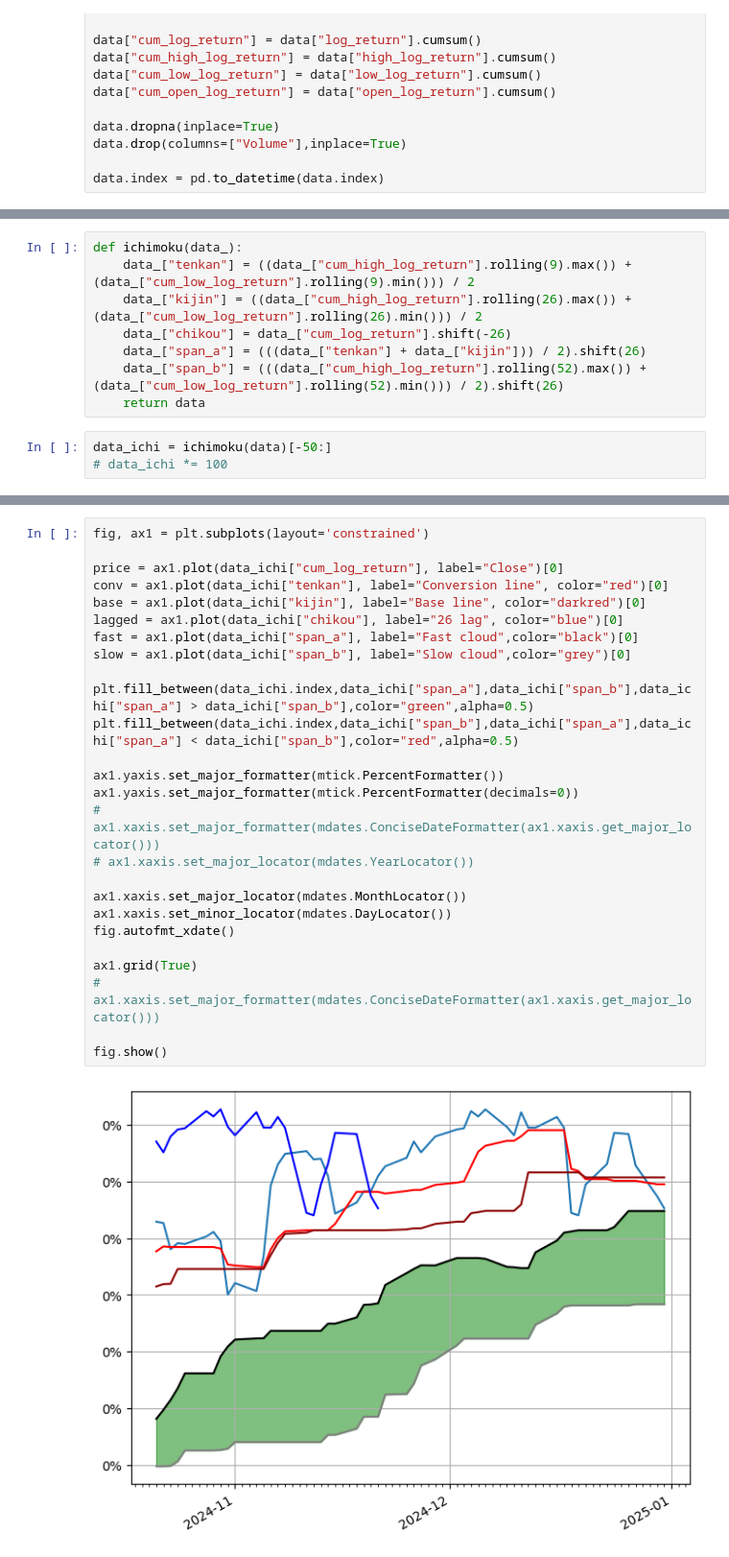
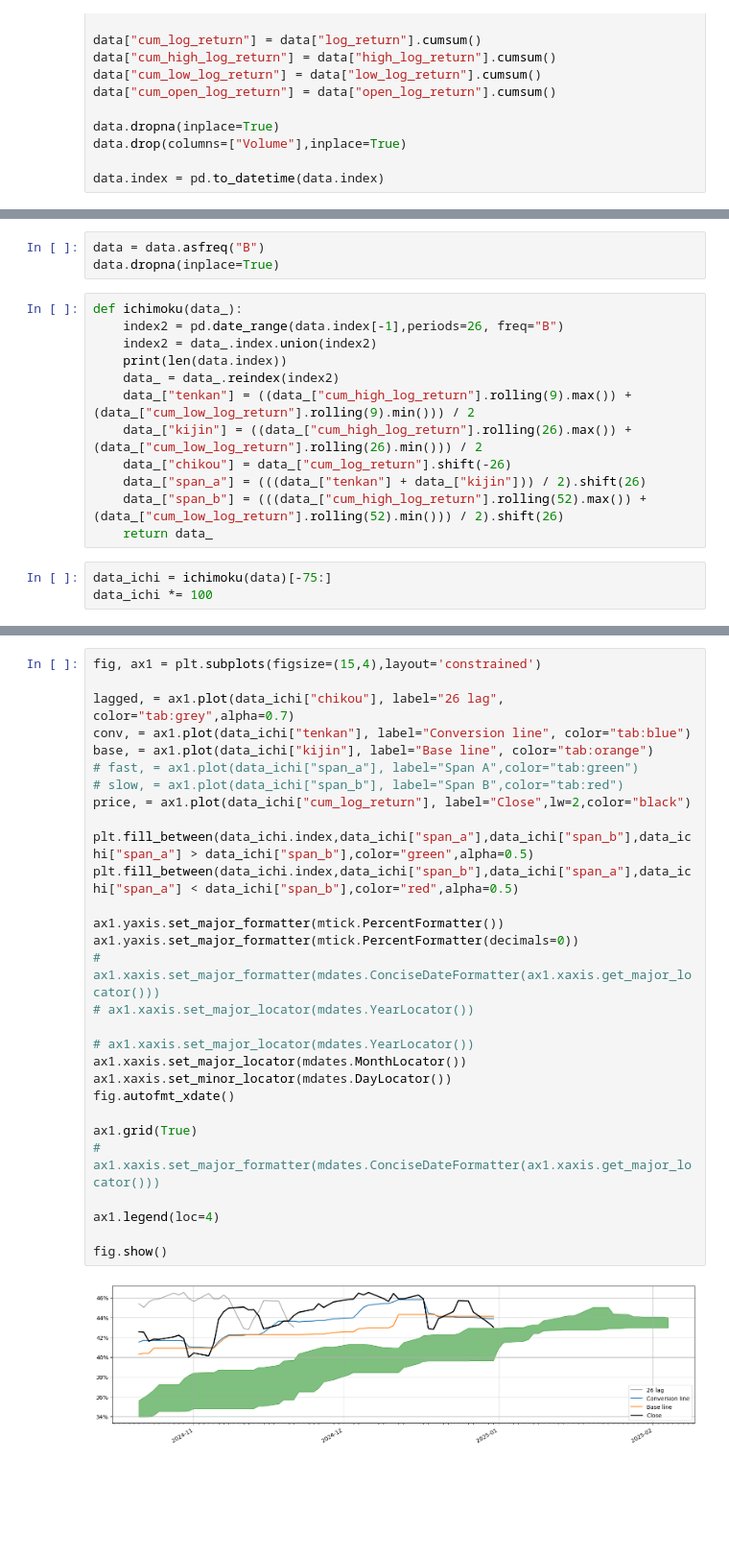
Before and after one commit to Oliver-De-Fusco/6CAP-TA-Code, a Jupyter notebook: Ichimoku.ipynb, the cells around one changed output, grey strips where cells are left out. Shown: that part at 96% size. Saved outputs shown, nothing was run; the diff lists cells and outputs as text; blank space fills up the shorter version.

```diff
--- a/Ichimoku.ipynb
+++ b/Ichimoku.ipynb
@@ -54,11 +41,18 @@ data
+# %%
+data = data.asfreq("B")
+data.dropna(inplace=True)
 # %%
 def ichimoku(data_):
+    index2 = pd.date_range(data.index[-1],periods=26, freq="B")
+    index2 = data_.index.union(index2)
+    print(len(data.index))
+    data_ = data_.reindex(index2)
     data_["tenkan"] = ((data_["cum_high_log_return"].rolling(9).max()) + (data_["cum_low_log_return"].rolling(9).min())) / 2
     data_["kijin"] = ((data_["cum_high_log_return"].rolling(26).max()) + (data_["cum_low_log_return"].rolling(26).min())) / 2
     data_["chikou"] = data_["cum_log_return"].shift(-26)
     data_["span_a"] = (((data_["tenkan"] + data_["kijin"])) / 2).shift(26)
     data_["span_b"] = (((data_["cum_high_log_return"].rolling(52).max()) + (data_["cum_low_log_return"].rolling(52).min())) / 2).shift(26)
-    return data
+    return data_
 # %%
-data_ichi = ichimoku(data)[-50:]
-# data_ichi *= 100
+data_ichi = ichimoku(data)[-75:]
+data_ichi *= 100
@@ -65,28 +61,31 @@ data_ichi = ichimoku(data)[-50:]
 # %%
-fig, ax1 = plt.subplots(layout='constrained')
+fig, ax1 = plt.subplots(figsize=(15,4),layout='constrained')
 
-price = ax1.plot(data_ichi["cum_log_return"], label="Close")[0]
-conv = ax1.plot(data_ichi["tenkan"], label="Conversion line", color="red")[0]
-base = ax1.plot(data_ichi["kijin"], label="Base line", color="darkred")[0]
-lagged = ax1.plot(data_ichi["chikou"], label="26 lag", color="blue")[0]
-fast = ax1.plot(data_ichi["span_a"], label="Fast cloud",color="black")[0]
-slow = ax1.plot(data_ichi["span_b"], label="Slow cloud",color="grey")[0]
+lagged, = ax1.plot(data_ichi["chikou"], label="26 lag", color="tab:grey",alpha=0.7)
+conv, = ax1.plot(data_ichi["tenkan"], label="Conversion line", color="tab:blue")
+base, = ax1.plot(data_ichi["kijin"], label="Base line", color="tab:orange")
+# fast, = ax1.plot(data_ichi["span_a"], label="Span A",color="tab:green")
+# slow, = ax1.plot(data_ichi["span_b"], label="Span B",color="tab:red")
+price, = ax1.plot(data_ichi["cum_log_return"], label="Close",lw=2,color="black")
 
 plt.fill_between(data_ichi.index,data_ichi["span_a"],data_ichi["span_b"],data_ichi["span_a"] > data_ichi["span_b"],color="green",alpha=0.5)
 plt.fill_between(data_ichi.index,data_ichi["span_b"],data_ichi["span_a"],data_ichi["span_a"] < data_ichi["span_b"],color="red",alpha=0.5)
 
 ax1.yaxis.set_major_formatter(mtick.PercentFormatter())
 ax1.yaxis.set_major_formatter(mtick.PercentFormatter(decimals=0))
 # ax1.xaxis.set_major_formatter(mdates.ConciseDateFormatter(ax1.xaxis.get_major_locator()))
 # ax1.xaxis.set_major_locator(mdates.YearLocator())
 
+# ax1.xaxis.set_major_locator(mdates.YearLocator())
 ax1.xaxis.set_major_locator(mdates.MonthLocator())
 ax1.xaxis.set_minor_locator(mdates.DayLocator())
 fig.autofmt_xdate()
 
 ax1.grid(True)
 # ax1.xaxis.set_major_formatter(mdates.ConciseDateFormatter(ax1.xaxis.get_major_locator()))
 
+ax1.legend(loc=4)
+
 fig.show()
 # %% [output]
-[figure, old version]
+[figure, new version]
```
Also changed, not shown: parts of 6 cells of this notebook, 4 other files.
